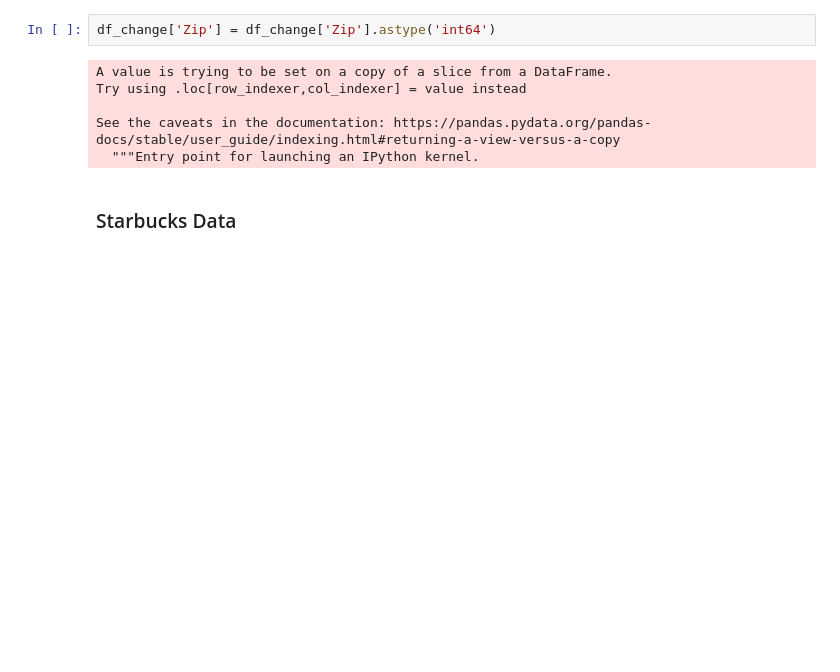
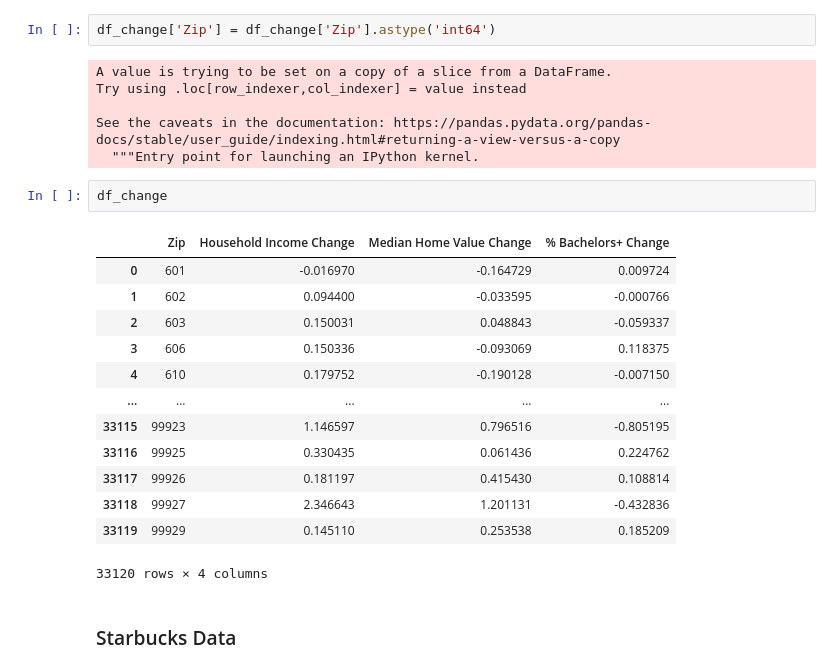
Before and after one commit to troypramsey/uo-project3, a Jupyter notebook: data_clean.ipynb, the cells around one changed output. Cells and saved outputs as stored; diff of their text form; blank space fills up the shorter version.

```diff
--- a/data_clean.ipynb
+++ b/data_clean.ipynb
@@ -148,6 +125,22 @@ Try using .loc[row_indexer,col_indexer] = value instead
 
 See the caveats in the documentation: https://pandas.pydata.org/pandas-docs/stable/user_guide/indexing.html#returning-a-view-versus-a-copy
   """Entry point for launching an IPython kernel.
+# %%
+df_change
+# %% [output]
+|  | Zip | Household Income Change | Median Home Value Change | % Bachelors+ Change |
+| 0 | 601 | -0.016970 | -0.164729 | 0.009724 |
+| 1 | 602 | 0.094400 | -0.033595 | -0.000766 |
+| 2 | 603 | 0.150031 | 0.048843 | -0.059337 |
+| 3 | 606 | 0.150336 | -0.093069 | 0.118375 |
+| 4 | 610 | 0.179752 | -0.190128 | -0.007150 |
+| ... | ... | ... | ... | ... |
+| 33115 | 99923 | 1.146597 | 0.796516 | -0.805195 |
+| 33116 | 99925 | 0.330435 | 0.061436 | 0.224762 |
+| 33117 | 99926 | 0.181197 | 0.415430 | 0.108814 |
+| 33118 | 99927 | 2.346643 | 1.201131 | -0.432836 |
+| 33119 | 99929 | 0.145110 | 0.253538 | 0.185209 |
+33120 rows × 4 columns
 # %% [markdown]
 ### Starbucks Data
 # %%
```
Also changed, not shown: parts of 14 cells of this notebook, 3 other files.
